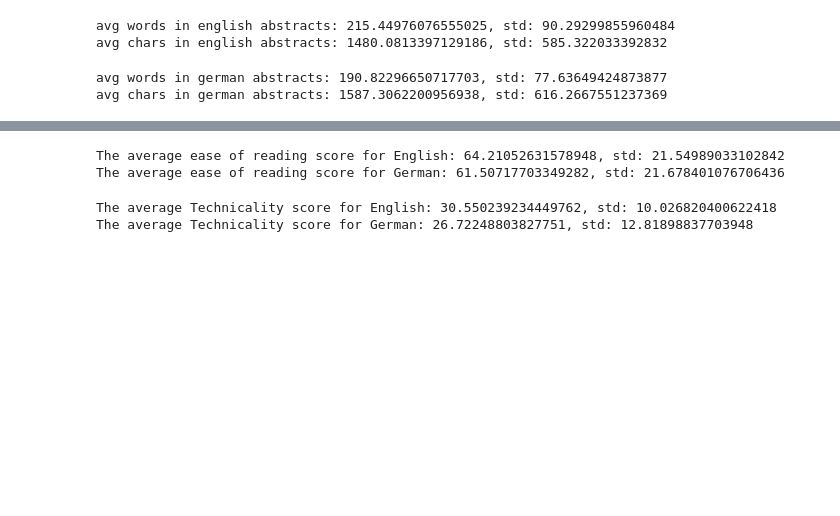
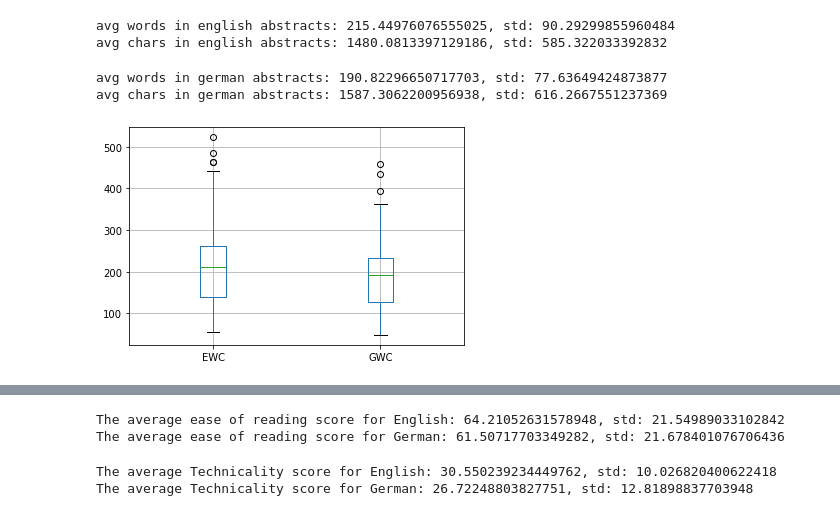
Before and after one commit to samehfrihat/TechnicalityLevelAnnotationTool, a Jupyter notebook: src/analysis.ipynb, the cells around one changed output, grey strips where cells are left out. Drawn from its saved outputs; the diff is of its cells as text; code cells hidden in the pictures; blank space fills up the shorter version.

```diff
--- a/src/analysis.ipynb
+++ b/src/analysis.ipynb
@@ -74,3 +75,10 @@ print(f"avg chars in german abstracts: {df['german_abstract'].apply(chars_count)
 # %% [output]
 avg words in german abstracts: 190.82296650717703, std: 77.63649424873877
 avg chars in german abstracts: 1587.3062200956938, std: 616.2667551237369
+# %%
+# word count
+df["EWC"] = df["english_abstract"].apply(words_count)
+df["GWC"] = df["german_abstract"].apply(words_count)
+boxplot = df[["EWC", "GWC"]].boxplot()
+# %% [output]
+[figure, added]
```
Also changed, not shown: parts of 5 cells of this notebook.
